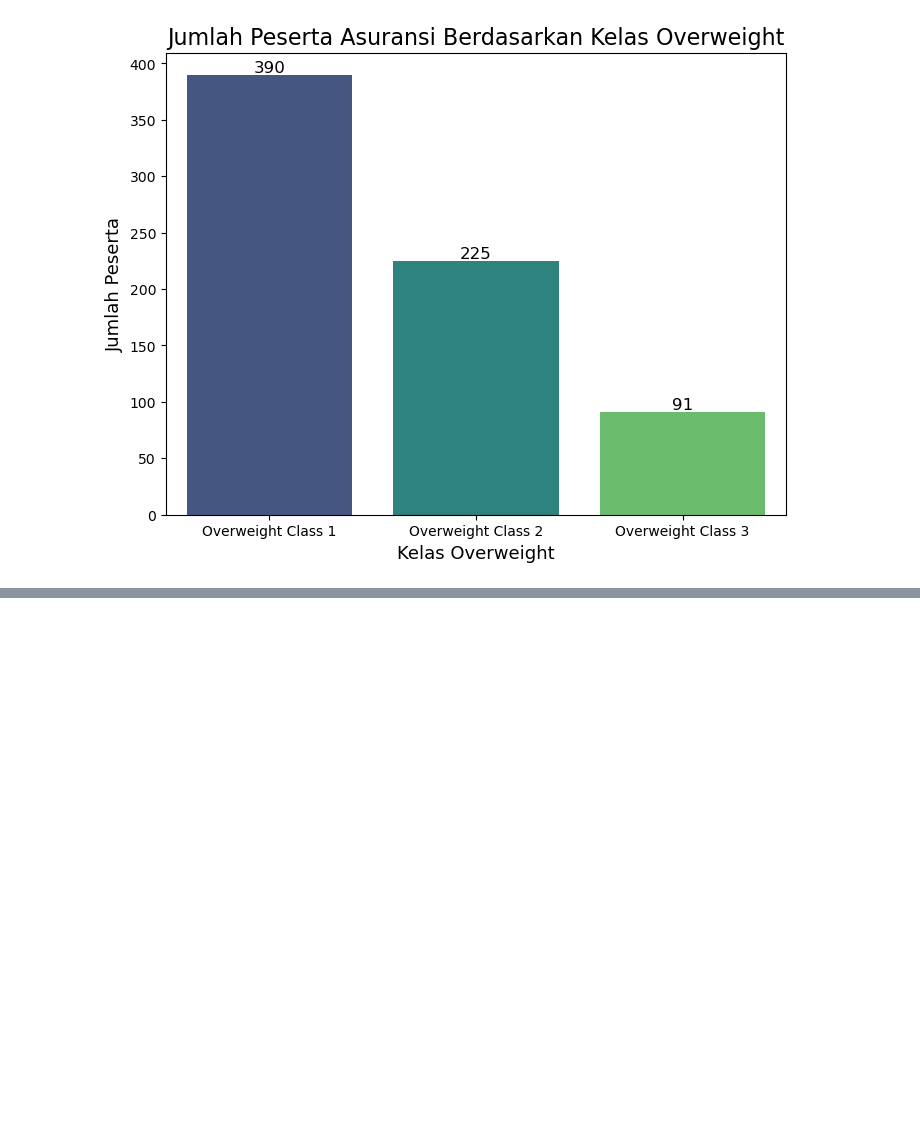
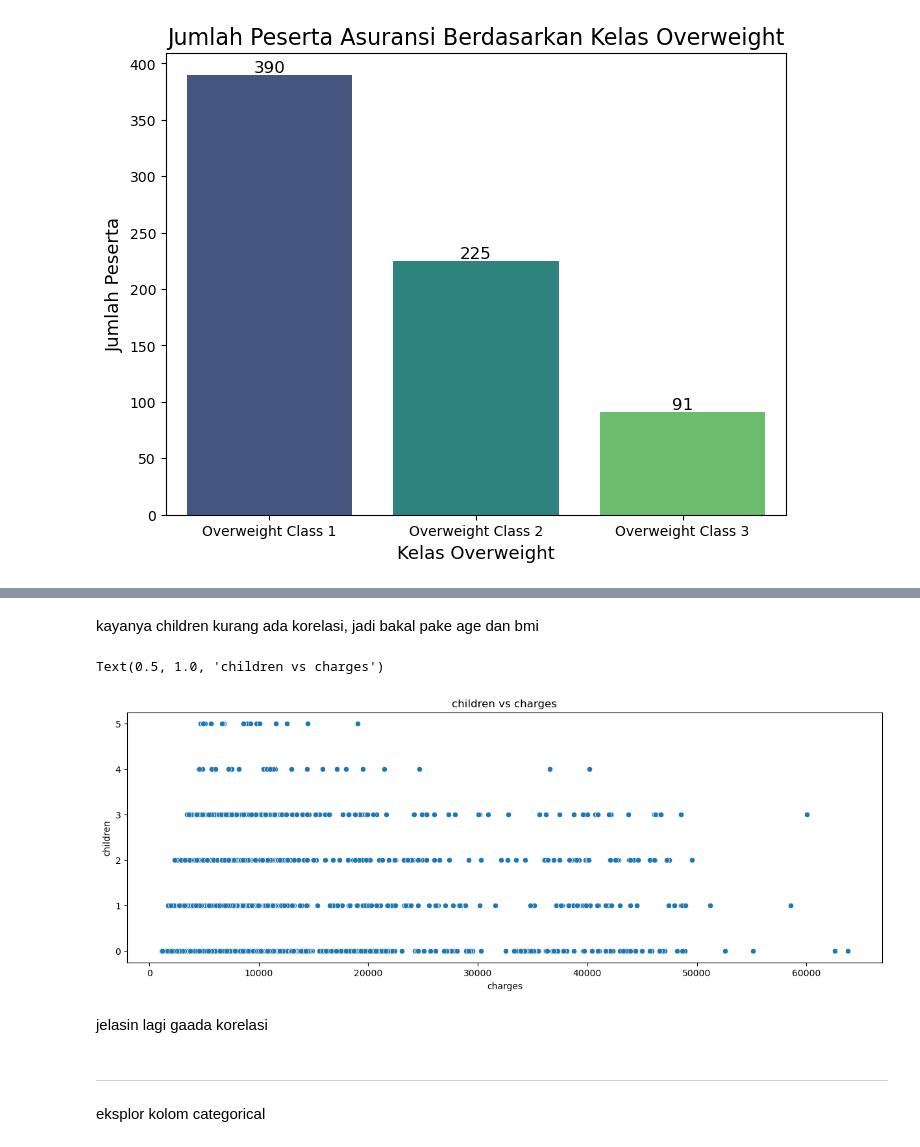
Before and after one commit to ashariksan9/Machine-Learning_Insurance-Datasets, a Jupyter notebook: h8dsft_ngc_ml_w1.ipynb, the cells around one changed output, grey strips where cells are left out. Saved outputs shown, nothing was run; the diff lists cells and outputs as text; code cells hidden in the pictures; blank space fills up the shorter version.

```diff
--- a/h8dsft_ngc_ml_w1.ipynb
+++ b/h8dsft_ngc_ml_w1.ipynb
@@ -254,0 +246,15 @@ Visualisasi menggunakan barplot, terlihat didalam dataset overweight class 1 mer
+# %% [markdown]
+kayanya children kurang ada korelasi, jadi bakal pake age dan bmi
+# %%
+plt.figure(figsize=(15,5))
+sns.scatterplot(x='charges', y='children', data=df)
+plt.title('children vs charges')
+# %% [output]
+Text(0.5, 1.0, 'children vs charges')
+[figure, added]
+# %% [markdown]
+jelasin lagi gaada korelasi
+# %% [markdown]
+--------------------
+# %% [markdown]
+eksplor kolom categorical
```
Also changed, not shown: parts of 133 cells of this notebook.
